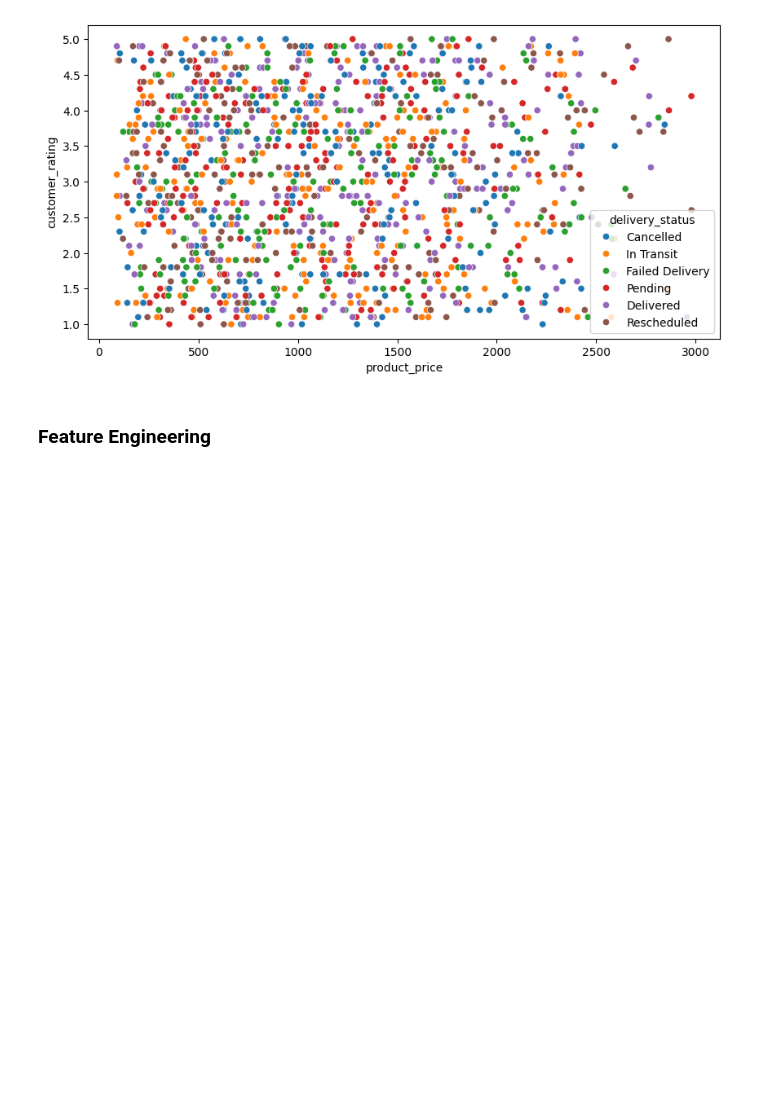
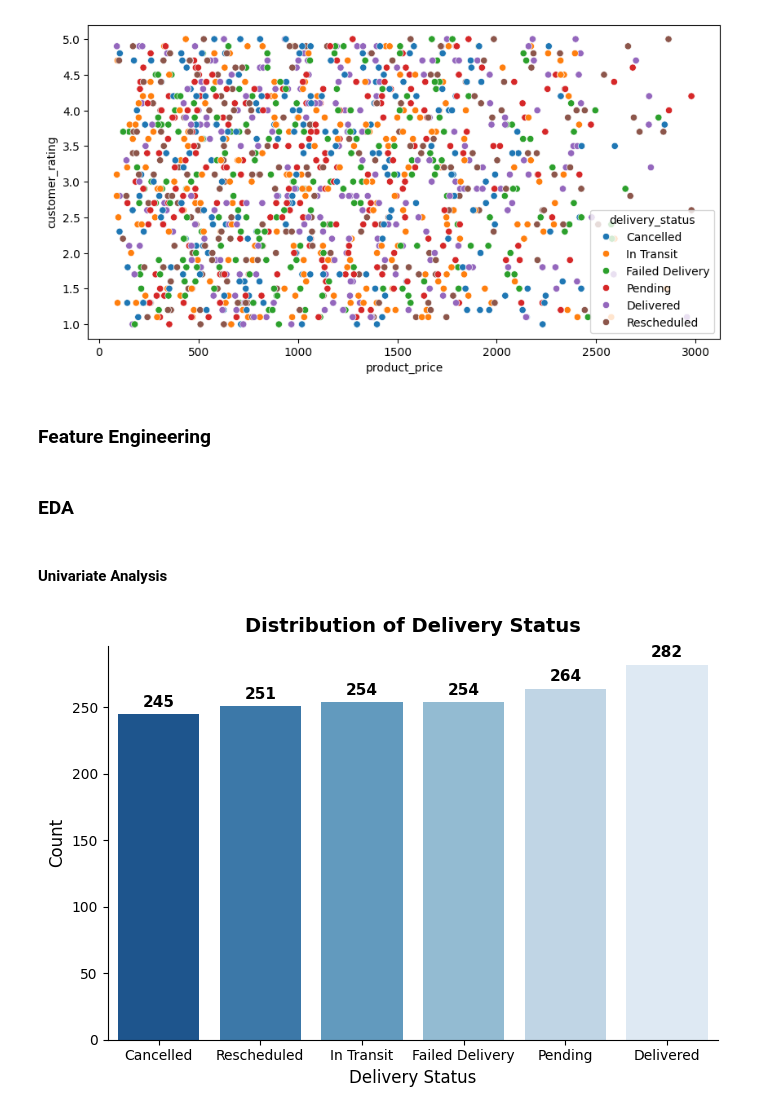
Before and after one commit to hemalmewan/Final-Project-ML-Group-12, a Jupyter notebook: EDA/eda.ipynb, the cells around one changed output. Saved outputs shown, nothing was run; the diff lists cells and outputs as text; code cells hidden in the pictures; blank space fills up the shorter version.

Commit message:
Updated the EDA part with new data visualization

```diff
--- a/EDA/eda.ipynb
+++ b/EDA/eda.ipynb
@@ -41,6 +41,9 @@ Data columns (total 14 columns):
  13  customer_rating             1658 non-null   float64
 dtypes: bool(1), float64(5), int64(3), object(5)
 memory usage: 198.8+ KB
+# %%
+##make assembly_service_requested object
+ml_project["assembly_service_requested"]=ml_project["assembly_service_requested"].astype("object")
 # %%
 ml_project.describe()
 # %% [output]
@@ -285,3 +288,48 @@ X_train['payment_timing'] = X_train['payment_method'].apply(
 X_test['payment_timing'] = X_test['payment_method'].apply(
     lambda x: 'Postpaid' if x == 'Cash' else 'Prepaid'
 )
+# %%
+## Add the new feature called cost per daya for each product
+##High total value + short delivery window
+##Expensive order that must be delivered quickly → urgent, high-priority shipment
+
+##Low total value + long delivery window
+##Low-value, flexible delivery → low urgency, low risk
+
+##Higher cost_per_day → more valuable deliveries with tighter deadlines.
+##Lower cost_per_day → cheaper or relaxed orders.
+##So it’s a proxy for logistical strain — expensive, urgent orders likely need more resources, tighter coordination, and stricter timing.
+
+X_train["cost_per_day"]=np.round(X_train["total_amount"]/X_train["delivery_window_days"],2)
+X_test["cost_per_day"]=np.round(X_test["total_amount"]/X_test["delivery_window_days"],2)
+# %% [markdown]
+### **EDA**
+# %%
+train_data=pd.concat([X_train,Y_train],axis=1)
+# %% [markdown]
+#### **Univariate Analysis**
+# %%
+## plot the target variables distribution
+plt.figure(figsize=(7,5))
+ax = sns.countplot(
+    data=train_data,
+    x="delivery_status",
+    palette="Blues_r"
+
+)
+
+# Add counts on top of each bar
+for container in ax.containers:
+    ax.bar_label(container, fmt='%d', label_type='edge', fontsize=11, fontweight='bold', padding=3)
+
+# Titles and axis labels
+plt.title("Distribution of Delivery Status", fontsize=14, fontweight='bold', pad=10)
+plt.xlabel("Delivery Status", fontsize=12)
+plt.ylabel("Count", fontsize=12)
+
+# Style cleanup
+sns.despine()
+plt.tight_layout()
+plt.show()
+# %% [output]
+[figure, added]
```
Also changed, not shown: parts of 6 cells of this notebook.
